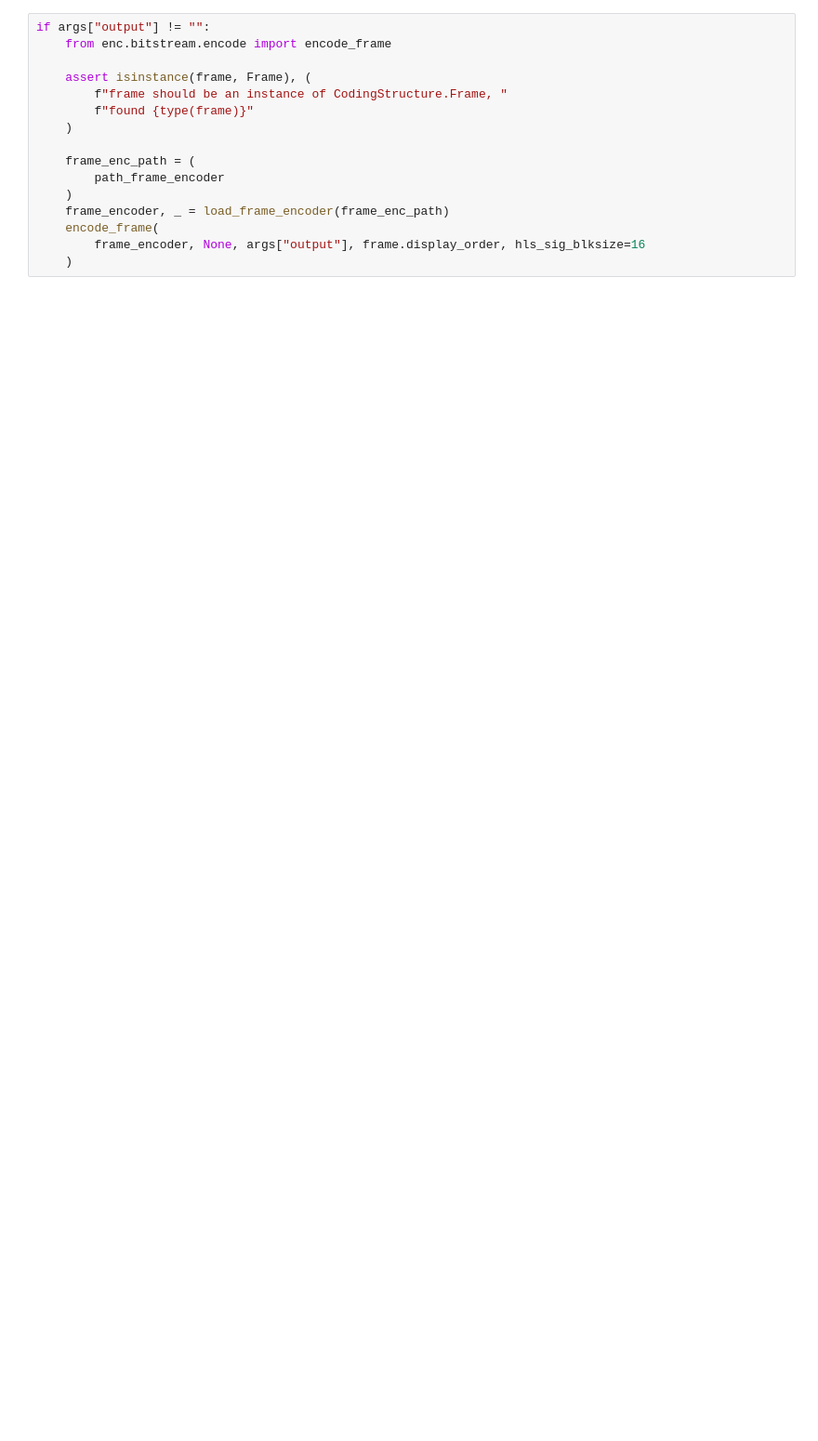
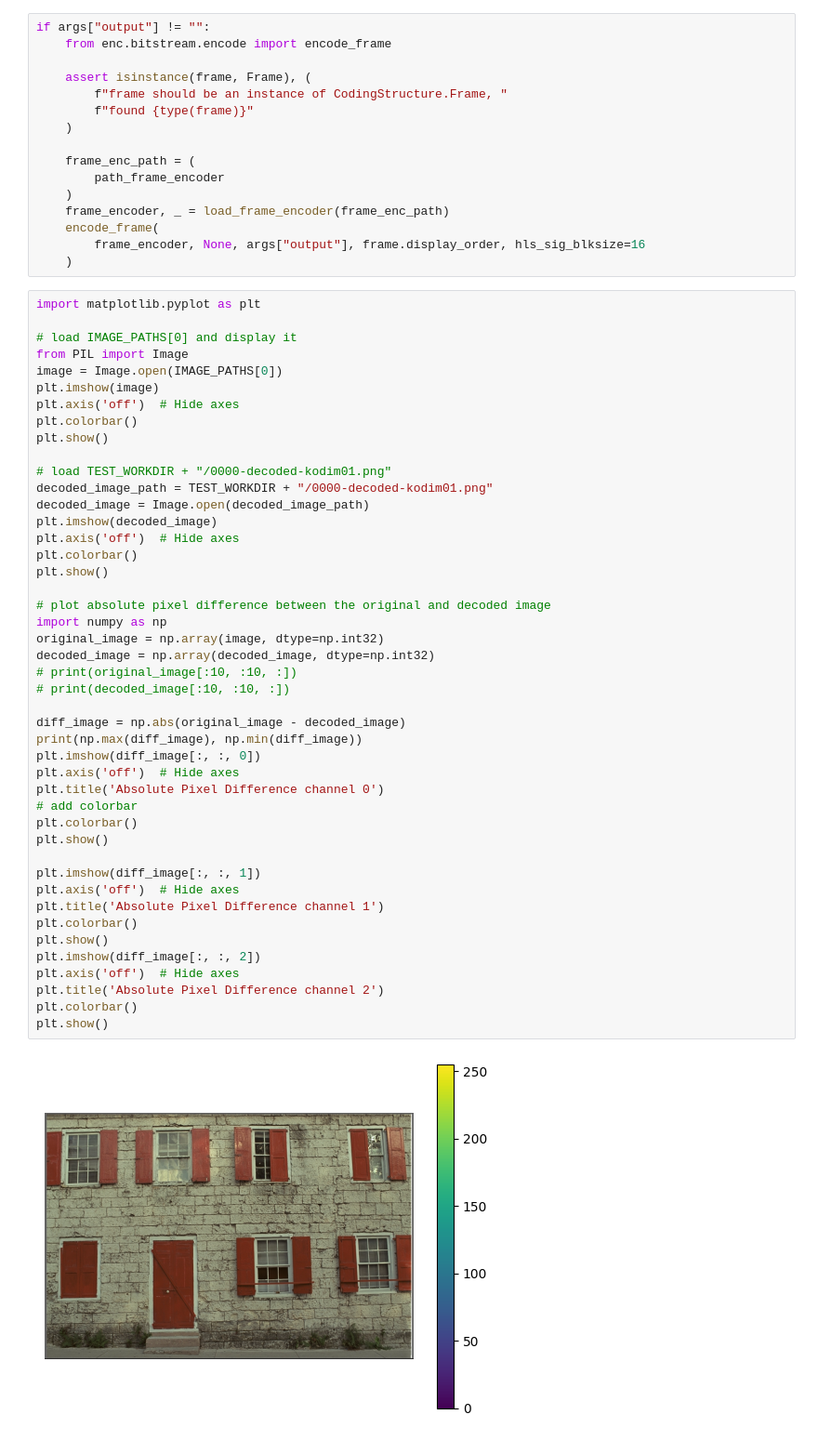
Before and after one commit to Qwedux/Cool-Chic, a Jupyter notebook: coolchic/lossy_test.ipynb, the cells around one changed output. Shown at 93% size. Cells and saved outputs as stored; diff of their text form; blank space fills up the shorter version.

```diff
--- a/coolchic/lossy_test.ipynb
+++ b/coolchic/lossy_test.ipynb
@@ -425,3 +454,50 @@ if args["output"] != "":
     encode_frame(
         frame_encoder, None, args["output"], frame.display_order, hls_sig_blksize=16
     )
+# %%
+import matplotlib.pyplot as plt
+
+# load IMAGE_PATHS[0] and display it
+from PIL import Image
+image = Image.open(IMAGE_PATHS[0])
+plt.imshow(image)
+plt.axis('off')  # Hide axes
+plt.colorbar()
+plt.show()
+
+# load TEST_WORKDIR + "/0000-decoded-kodim01.png"
+decoded_image_path = TEST_WORKDIR + "/0000-decoded-kodim01.png"
+decoded_image = Image.open(decoded_image_path)
+plt.imshow(decoded_image)
+plt.axis('off')  # Hide axes
+plt.colorbar()
+plt.show()
+
+# plot absolute pixel difference between the original and decoded image
+import numpy as np
+original_image = np.array(image, dtype=np.int32)
+decoded_image = np.array(decoded_image, dtype=np.int32)
+# print(original_image[:10, :10, :])
+# print(decoded_image[:10, :10, :])
+
+diff_image = np.abs(original_image - decoded_image)
+print(np.max(diff_image), np.min(diff_image))
+plt.imshow(diff_image[:, :, 0])
+plt.axis('off')  # Hide axes
+plt.title('Absolute Pixel Difference channel 0')
+# add colorbar
+plt.colorbar()
+plt.show()
+
+plt.imshow(diff_image[:, :, 1])
+plt.axis('off')  # Hide axes
+plt.title('Absolute Pixel Difference channel 1')
+plt.colorbar()
+plt.show()
+plt.imshow(diff_image[:, :, 2])
+plt.axis('off')  # Hide axes
+plt.title('Absolute Pixel Difference channel 2')
+plt.colorbar()
+plt.show()
+# %% [output]
+[figure, added]
```
Also changed, not shown: parts of 6 cells of this notebook, 2 other files.
